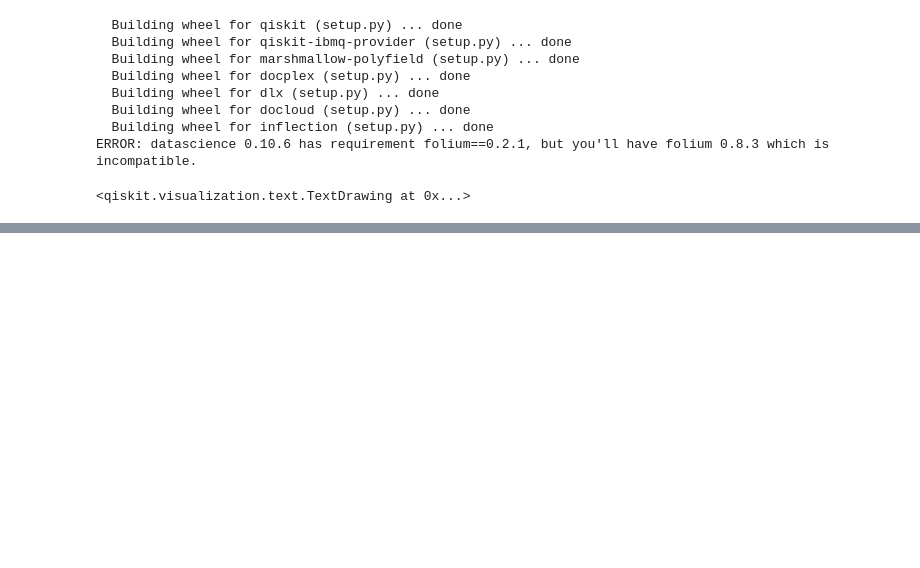
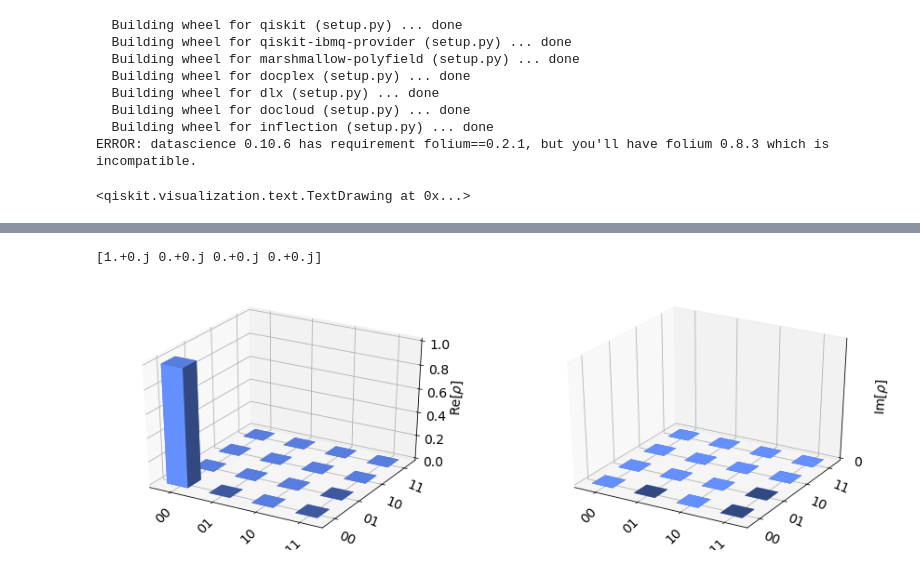
Before and after one commit to subodhpushpak/QuantumComputing, a Jupyter notebook: gates.ipynb, the cells around one changed output, grey strips where cells are left out. Drawn from its saved outputs; the diff is of its cells as text; code cells hidden in the pictures; blank space fills up the shorter version.

```diff
--- a/gates.ipynb
+++ b/gates.ipynb
@@ -35,0 +45,10 @@ plot_state_city(outputstate)
+# %%
+backend = Aer.get_backend('statevector_simulator')
+job = execute(circ, backend)
+result = job.result()
+outputstate = result.get_statevector(circ, decimals=3)
+print(outputstate)
+plot_state_city(outputstate)
+# %% [output]
+[1.+0.j 0.+0.j 0.+0.j 0.+0.j]
+[figure, added]
```
Also changed, not shown: parts of 3 cells of this notebook.
